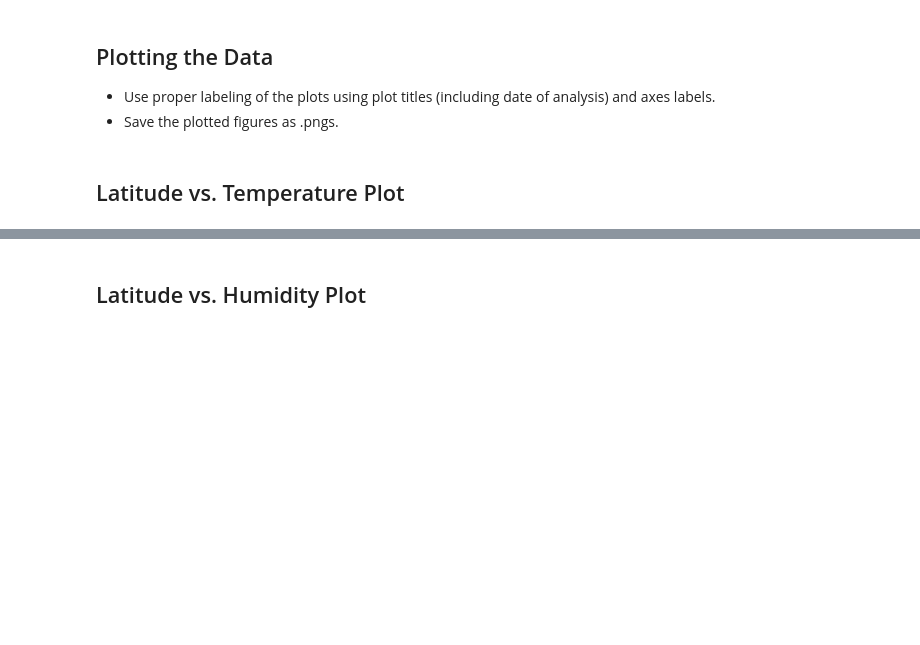
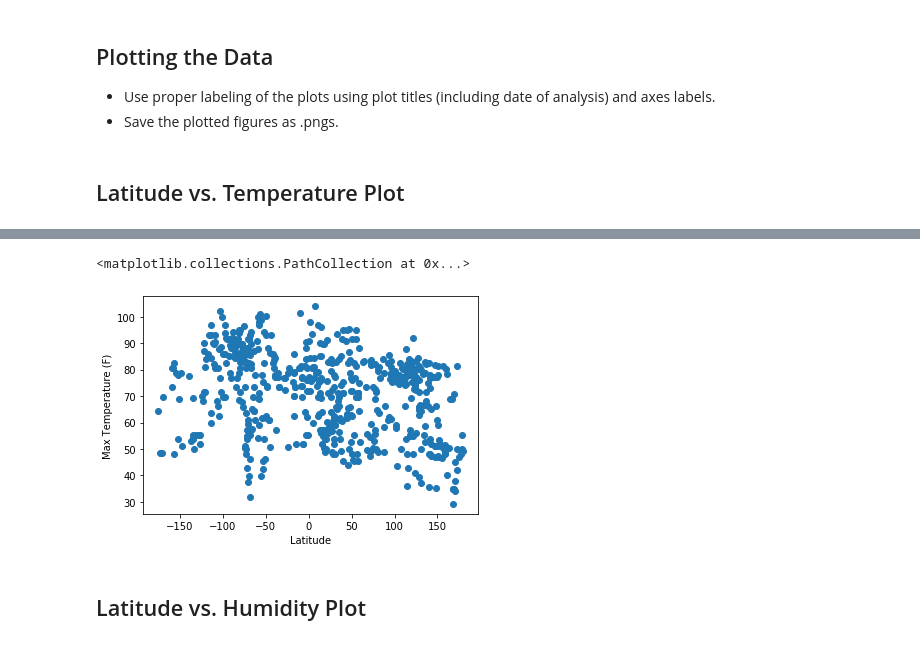
Before and after one commit to Asia-Hewett/Python_API_Challenge, a Jupyter notebook: weather_py/WeatherPy.ipynb, the cells around one changed output, grey strips where cells are left out. Drawn from its saved outputs; the diff is of its cells as text; code cells hidden in the pictures; blank space fills up the shorter version.

Commit message:
Lat vs Temp Scatterplot

```diff
--- a/weather_py/WeatherPy.ipynb
+++ b/weather_py/WeatherPy.ipynb
@@ -197,3 +194,17 @@ city_dataframe.to_csv('city_dataframe.csv')
+# %%
+lat_temp_scatter = pd.read_csv('city_dataframe.csv')
+lat_temp_scatter
+
+# Ask about the scatterplot outliers and wheather I need to filter my data
+
+x = lat_temp_scatter["Lat"]
+y = (lat_temp_scatter["Max Temp"] - 273.15) * 9/5 + 32
+
+plt.xlabel('Latitude'); plt.ylabel('Max Temperature (F)')
+plt.scatter(x, y)
+# %% [output]
+<matplotlib.collections.PathCollection at 0x...>
+[figure, added]
 # %% [markdown]
 ## Latitude vs. Humidity Plot
 # %%
```
Also changed, not shown: parts of 1 cell of this notebook.
